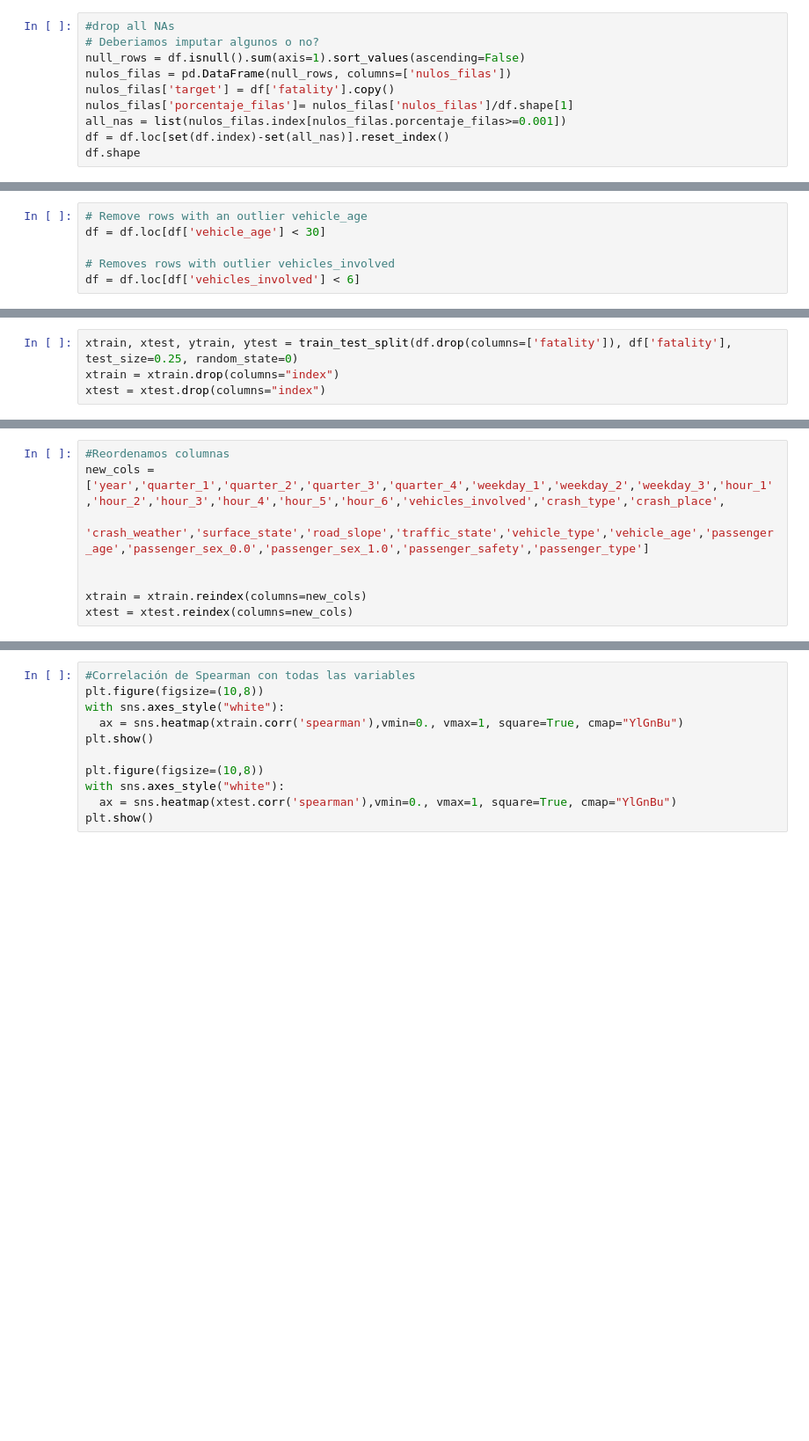
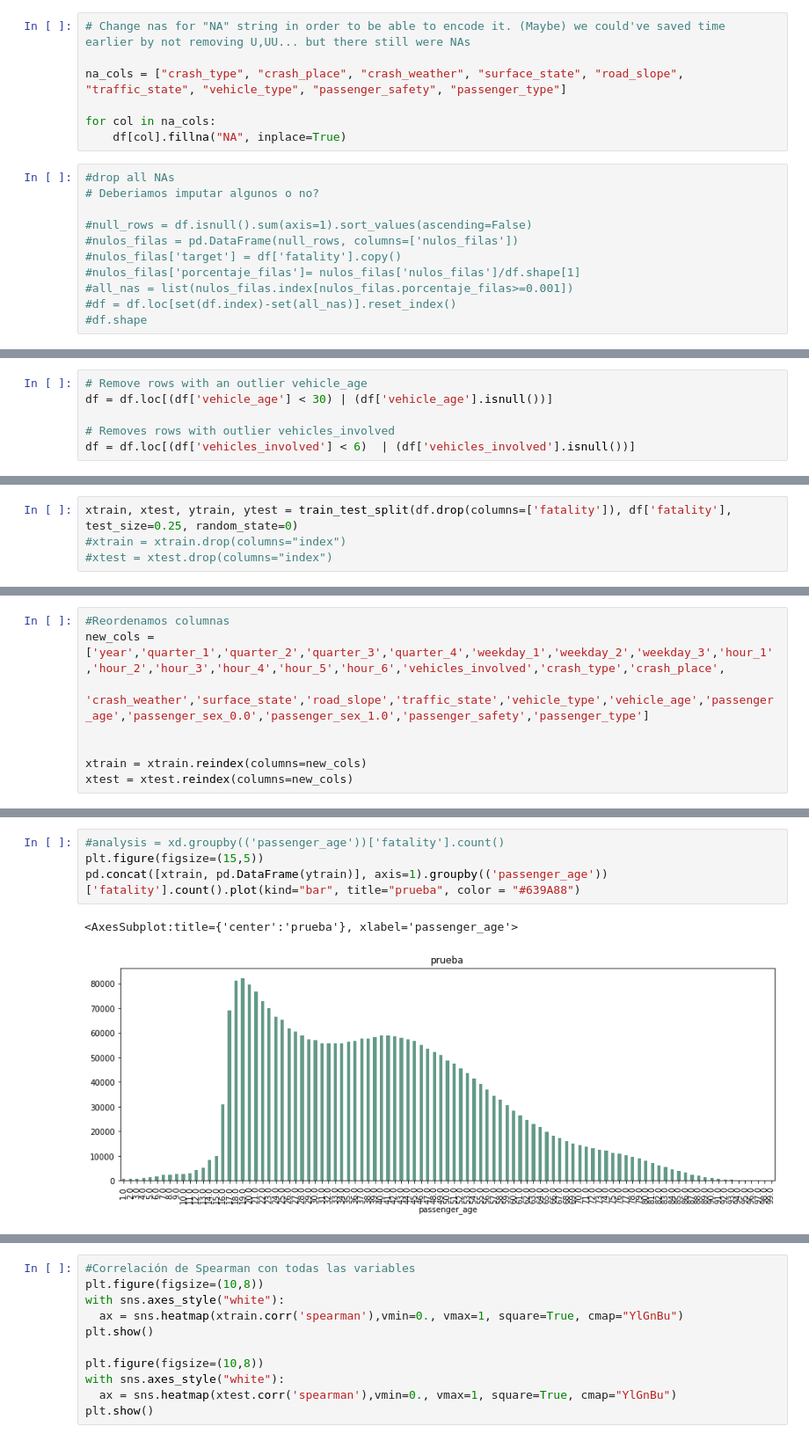
Before and after one commit to AMM53/Accidents-Prediction, a Jupyter notebook: notebooks/FeatureEngineering.ipynb, the cells around one changed output, grey strips where cells are left out. Shown: that part at 88% size. Saved outputs shown, nothing was run; the diff lists cells and outputs as text; blank space fills up the shorter version.

```diff
--- a/notebooks/FeatureEngineering.ipynb
+++ b/notebooks/FeatureEngineering.ipynb
@@ -54,10 +80,18 @@ df2 = pd.read_parquet('../data/vehicle_data_initial.parquet')
+# %%
+# Change nas for "NA" string in order to be able to encode it. (Maybe) we could've saved time earlier by not removing U,UU... but there still were NAs
+
+na_cols = ["crash_type", "crash_place", "crash_weather", "surface_state", "road_slope", "traffic_state", "vehicle_type", "passenger_safety", "passenger_type"]
+
+for col in na_cols:
+    df[col].fillna("NA", inplace=True)
 # %%
 #drop all NAs
 # Deberiamos imputar algunos o no?
-null_rows = df.isnull().sum(axis=1).sort_values(ascending=False)
-nulos_filas = pd.DataFrame(null_rows, columns=['nulos_filas'])
-nulos_filas['target'] = df['fatality'].copy()
-nulos_filas['porcentaje_filas']= nulos_filas['nulos_filas']/df.shape[1]
-all_nas = list(nulos_filas.index[nulos_filas.porcentaje_filas>=0.001])
-df = df.loc[set(df.index)-set(all_nas)].reset_index()
-df.shape
+
+#null_rows = df.isnull().sum(axis=1).sort_values(ascending=False)
+#nulos_filas = pd.DataFrame(null_rows, columns=['nulos_filas'])
+#nulos_filas['target'] = df['fatality'].copy()
+#nulos_filas['porcentaje_filas']= nulos_filas['nulos_filas']/df.shape[1]
+#all_nas = list(nulos_filas.index[nulos_filas.porcentaje_filas>=0.001])
+#df = df.loc[set(df.index)-set(all_nas)].reset_index()
+#df.shape
@@ -67,10 +99,10 @@ df.shape
 ### Outliers
 # %%
 # Remove rows with an outlier vehicle_age
-df = df.loc[df['vehicle_age'] < 30]
+df = df.loc[(df['vehicle_age'] < 30) | (df['vehicle_age'].isnull())]
 
 # Removes rows with outlier vehicles_involved
-df = df.loc[df['vehicles_involved'] < 6]
+df = df.loc[(df['vehicles_involved'] < 6)  | (df['vehicles_involved'].isnull())]
 # %% [markdown]
 ### Tramificación Variable Temporales
 # %%
@@ -88,8 +120,8 @@ df['hour'] = df['hour'].replace({0:1, 1:1, 2:1, 3:1, 4:1, 5:1, 6:2, 7:2, 8:2, 9:
 Al eliminar outliers y missings podemos hacerlo después si quisieramos imputar debereríamos hacerlo antes
 # %%
 xtrain, xtest, ytrain, ytest = train_test_split(df.drop(columns=['fatality']), df['fatality'], test_size=0.25, random_state=0)
-xtrain = xtrain.drop(columns="index")
-xtest = xtest.drop(columns="index")
+#xtrain = xtrain.drop(columns="index")
+#xtest = xtest.drop(columns="index")
 # %%
 # Mean encoding
 encode_cols = ["crash_type", "crash_place", "crash_weather", "surface_state", "road_slope", "traffic_state", "vehicle_type", "passenger_safety", "passenger_type"]
@@ -146,0 +212,7 @@ xtest = xtest.reindex(columns=new_cols)
+# %%
+#analysis = xd.groupby(('passenger_age'))['fatality'].count()
+plt.figure(figsize=(15,5))
+pd.concat([xtrain, pd.DataFrame(ytrain)], axis=1).groupby(('passenger_age'))['fatality'].count().plot(kind="bar", title="prueba", color = "#639A88")
+# %% [output]
+<AxesSubplot:title={'center':'prueba'}, xlabel='passenger_age'>
+[figure, added]
```
Also changed, not shown: parts of 9 cells of this notebook.
